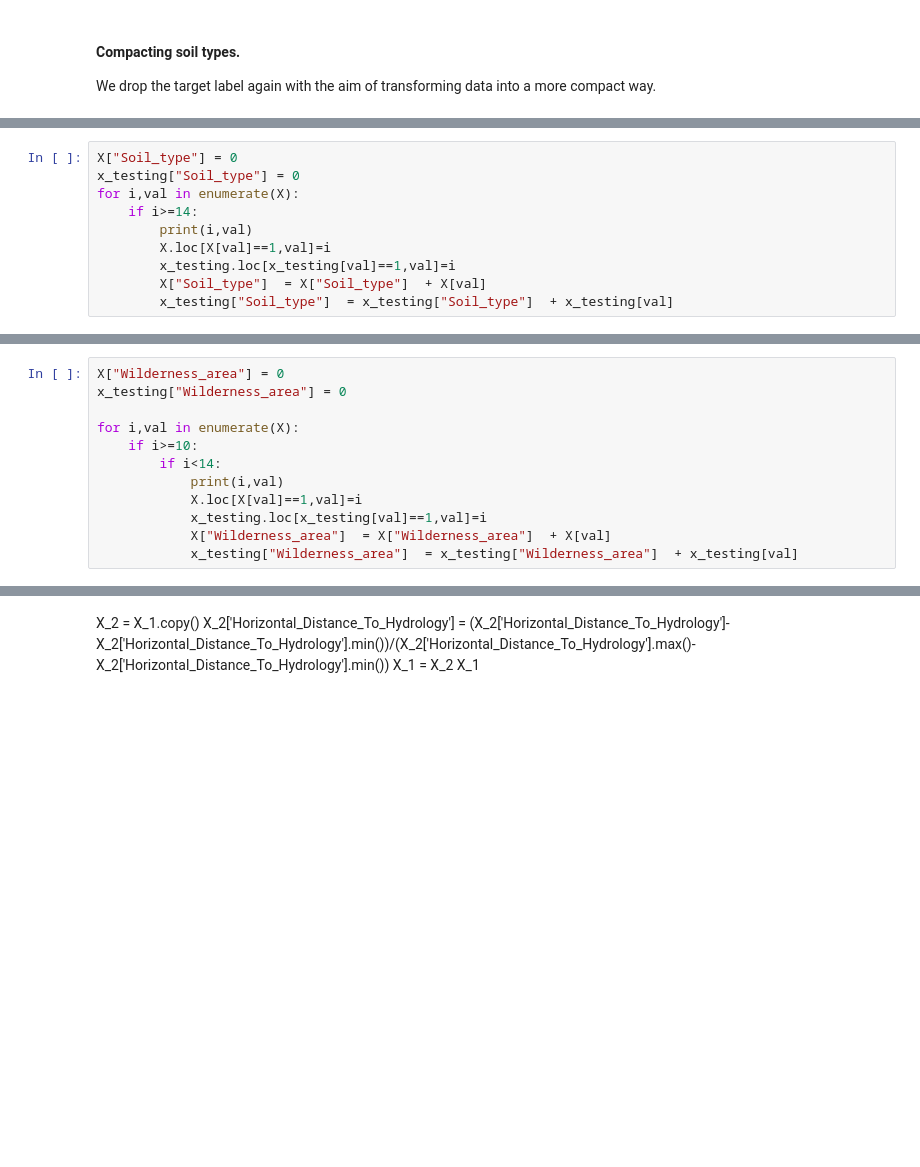
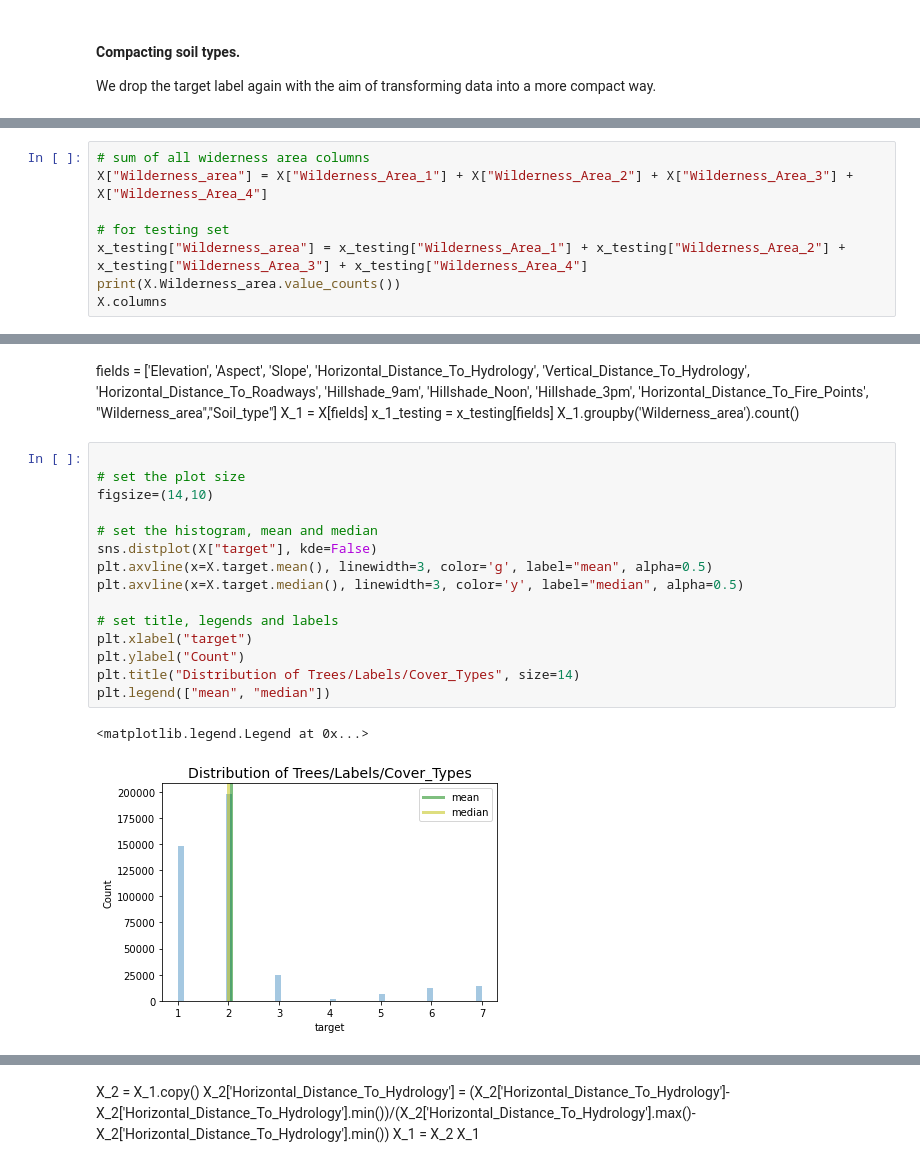
Before and after one commit to sebasmos/Forest_Analysis, a Jupyter notebook: EDA-forest.ipynb, the cells around one changed output, grey strips where cells are left out. Cells and saved outputs as stored; diff of their text form; blank space fills up the shorter version.

```diff
--- a/EDA-forest.ipynb
+++ b/EDA-forest.ipynb
@@ -249,10 +338,0 @@ Index(['Elevation', 'Aspect', 'Slope', 'Horizontal_Distance_To_Hydrology',
-# %%
-X["Soil_type"] = 0
-x_testing["Soil_type"] = 0
-for i,val in enumerate(X):
-    if i>=14:
-        print(i,val)
-        X.loc[X[val]==1,val]=i
-        x_testing.loc[x_testing[val]==1,val]=i
-        X["Soil_type"]  = X["Soil_type"]  + X[val]
-        x_testing["Soil_type"]  = x_testing["Soil_type"]  + x_testing[val]
@@ -277,12 +338,0 @@ for i,val in enumerate(X):
-# %%
-X["Wilderness_area"] = 0
-x_testing["Wilderness_area"] = 0
-
-for i,val in enumerate(X):
-    if i>=10:
-        if i<14:
-            print(i,val)
-            X.loc[X[val]==1,val]=i
-            x_testing.loc[x_testing[val]==1,val]=i
-            X["Wilderness_area"]  = X["Wilderness_area"]  + X[val]
-            x_testing["Wilderness_area"]  = x_testing["Wilderness_area"]  + x_testing[val]
@@ -322,0 +443,8 @@ sns.boxplot(X['Soil_type'])
+# %%
+# sum of all widerness area columns
+X["Wilderness_area"] = X["Wilderness_Area_1"] + X["Wilderness_Area_2"] + X["Wilderness_Area_3"] + X["Wilderness_Area_4"]
+
+# for testing set
+x_testing["Wilderness_area"] = x_testing["Wilderness_Area_1"] + x_testing["Wilderness_Area_2"] + x_testing["Wilderness_Area_3"] + x_testing["Wilderness_Area_4"]
+print(X.Wilderness_area.value_counts())
+X.columns
@@ -322,0 +471,23 @@ sns.boxplot(X['Soil_type'])
+# %% [markdown]
+fields = ['Elevation', 'Aspect', 'Slope', 'Horizontal_Distance_To_Hydrology', 'Vertical_Distance_To_Hydrology', 'Horizontal_Distance_To_Roadways', 'Hillshade_9am', 'Hillshade_Noon', 'Hillshade_3pm', 'Horizontal_Distance_To_Fire_Points', "Wilderness_area","Soil_type"]
+X_1 = X[fields]
+x_1_testing = x_testing[fields]
+X_1.groupby('Wilderness_area').count()
+# %%
+
+# set the plot size
+figsize=(14,10)
+
+# set the histogram, mean and median
+sns.distplot(X["target"], kde=False)
+plt.axvline(x=X.target.mean(), linewidth=3, color='g', label="mean", alpha=0.5)
+plt.axvline(x=X.target.median(), linewidth=3, color='y', label="median", alpha=0.5)
+
+# set title, legends and labels
+plt.xlabel("target")
+plt.ylabel("Count")
+plt.title("Distribution of Trees/Labels/Cover_Types", size=14)
+plt.legend(["mean", "median"])
+# %% [output]
+<matplotlib.legend.Legend at 0x...>
+[figure, added]
```
Also changed, not shown: parts of 56 cells of this notebook, 7 other files.
